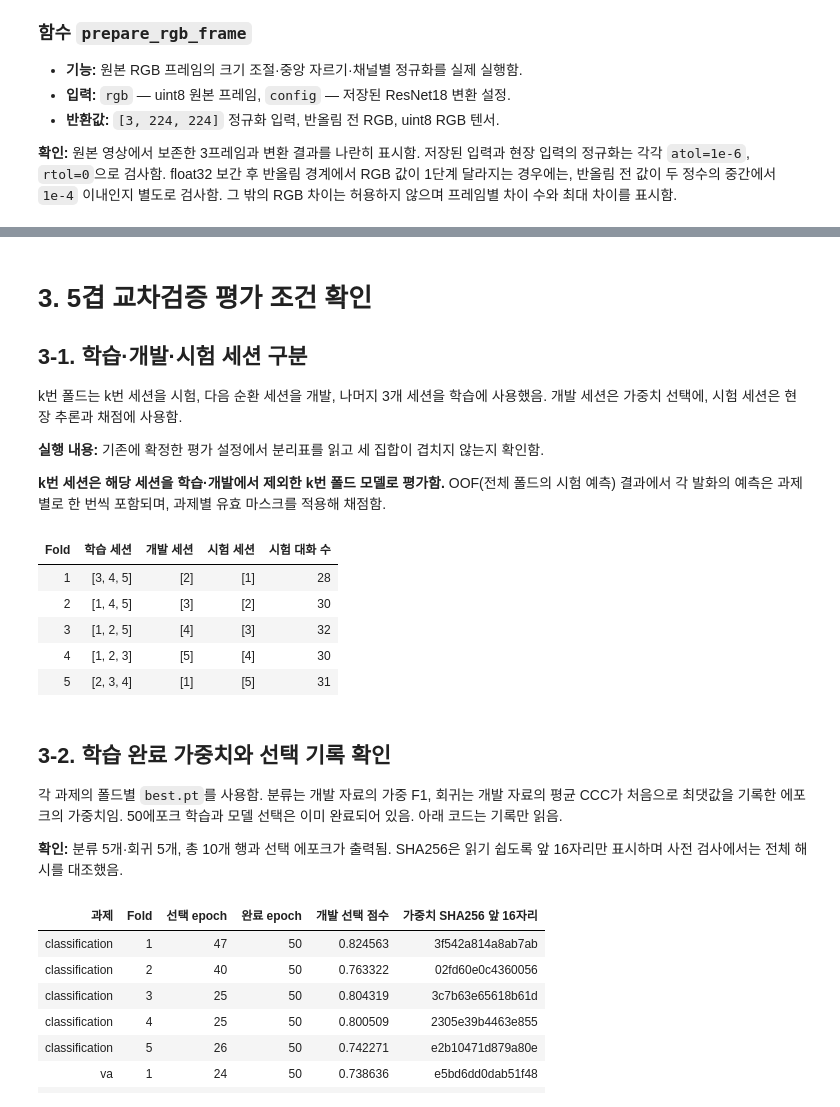
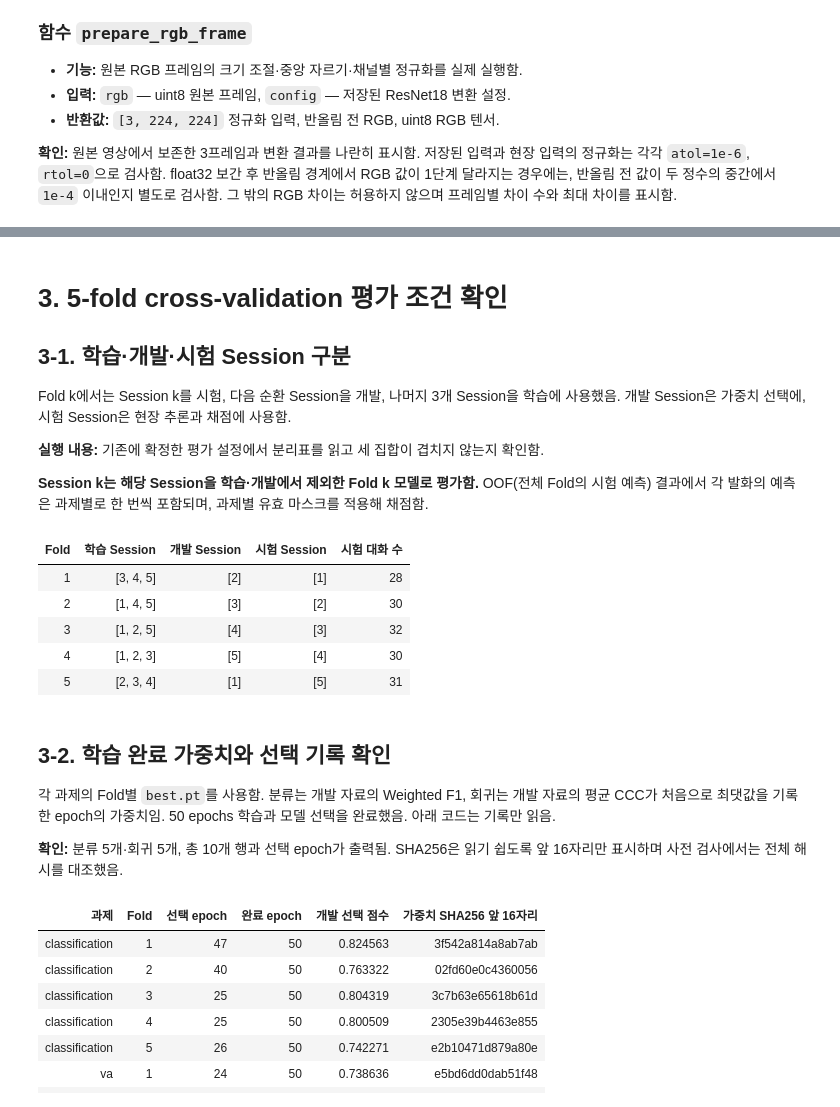
Before and after one commit to LeeJY-KW/IEMOCAP_Official_Demo, a Jupyter notebook: IEMOCAP_Official_Demo/results/시험결과/현장시연_실행완료.ipynb, the cells around one changed output, grey strips where cells are left out. Cells and saved outputs as stored; diff of their text form; code cells hidden in the pictures.

```diff
--- a/IEMOCAP_Official_Demo/results/시험결과/현장시연_실행완료.ipynb
+++ b/IEMOCAP_Official_Demo/results/시험결과/현장시연_실행완료.ipynb
@@ -883,30 +809,30 @@ def make_extractor(modality, device, chunk_seconds):
 | text | Ses01F_impro01_F011 | 768 | 0.0 | [-0.042750000953674316, 0.1115199... | 통과 |
 | visual | Ses01F_impro01_F011 | 512 | 2.384185791015625e-07 | [0.472460001707077, 0.47477999329... | 통과 |
 # %% [markdown]
-# 3. 5겹 교차검증 평가 조건 확인
-## 3-1. 학습·개발·시험 세션 구분
+# 3. 5-fold cross-validation 평가 조건 확인
+## 3-1. 학습·개발·시험 Session 구분
 
-k번 폴드는 k번 세션을 시험, 다음 순환 세션을 개발, 나머지 3개 세션을 학습에 사용했음.
-개발 세션은 가중치 선택에, 시험 세션은 현장 추론과 채점에 사용함.
+Fold k에서는 Session k를 시험, 다음 순환 Session을 개발, 나머지 3개 Session을 학습에 사용했음.
+개발 Session은 가중치 선택에, 시험 Session은 현장 추론과 채점에 사용함.
 
 **실행 내용:** 기존에 확정한 평가 설정에서 분리표를 읽고 세 집합이 겹치지 않는지 확인함.
 
-**k번 세션은 해당 세션을 학습·개발에서 제외한 k번 폴드 모델로 평가함.**
-OOF(전체 폴드의 시험 예측) 결과에서 각 발화의 예측은 과제별로 한 번씩 포함되며, 과제별 유효 마스크를 적용해 채점함.
+**Session k는 해당 Session을 학습·개발에서 제외한 Fold k 모델로 평가함.**
+OOF(전체 Fold의 시험 예측) 결과에서 각 발화의 예측은 과제별로 한 번씩 포함되며, 과제별 유효 마스크를 적용해 채점함.
 # %%
-# 3-1. 폴드마다 실제 대화 ID를 세션 번호로 바꾸어 학습·개발·시험 분리표를 만듦.
-# 모든 분리 조건은 1-3절에서 검사했고, 여기서는 시험 세션이 겹치지 않는지 다시 확인함.
+# 3-1. 각 Fold에서 실제 대화 ID를 Session 번호로 바꾸어 학습·개발·시험 분리표를 만듦.
+# 모든 분리 조건은 1-3절에서 검사했고, 여기서는 시험 Session이 겹치지 않는지 다시 확인함.
 split_rows = []
 for fold in protocols["classification"]["folds"]:
     groups = {role: sorted({original[did]["session"] for did in fold[role]}) for role in ("train", "dev", "test")}
     # 시험 자료가 해당 모델의 학습이나 개발에 들어가지 않았는지 검사함.
     assert not (set(groups["train"]) & set(groups["test"]))
     assert not (set(groups["dev"]) & set(groups["test"]))
-    split_rows.append({"Fold": fold["fold"], "학습 세션": groups["train"], "개발 세션": groups["dev"],
-                       "시험 세션": groups["test"], "시험 대화 수": len(fold["test"])})
+    split_rows.append({"Fold": fold["fold"], "학습 Session": groups["train"], "개발 Session": groups["dev"],
+                       "시험 Session": groups["test"], "시험 대화 수": len(fold["test"])})
 show_table(split_rows)
 # %% [output]
-| Fold | 학습 세션 | 개발 세션 | 시험 세션 | 시험 대화 수 |
+| Fold | 학습 Session | 개발 Session | 시험 Session | 시험 대화 수 |
 | 1 | [3, 4, 5] | [2] | [1] | 28 |
 | 2 | [1, 4, 5] | [3] | [2] | 30 |
 | 3 | [1, 2, 5] | [4] | [3] | 32 |
@@ -915,10 +841,10 @@ show_table(split_rows)
 # %% [markdown]
 ## 3-2. 학습 완료 가중치와 선택 기록 확인
 
-각 과제의 폴드별 `best.pt`를 사용함. 분류는 개발 자료의 가중 F1, 회귀는 개발 자료의 평균 CCC가 처음으로 최댓값을 기록한 에포크의 가중치임.
-50에포크 학습과 모델 선택은 이미 완료되어 있음. 아래 코드는 기록만 읽음.
+각 과제의 Fold별 `best.pt`를 사용함. 분류는 개발 자료의 Weighted F1, 회귀는 개발 자료의 평균 CCC가 처음으로 최댓값을 기록한 epoch의 가중치임.
+50 epochs 학습과 모델 선택을 완료했음. 아래 코드는 기록만 읽음.
 
-**확인:** 분류 5개·회귀 5개, 총 10개 행과 선택 에포크가 출력됨. SHA256은 읽기 쉽도록 앞 16자리만 표시하며 사전 검사에서는 전체 해시를 대조했음.
+**확인:** 분류 5개·회귀 5개, 총 10개 행과 선택 epoch가 출력됨. SHA256은 읽기 쉽도록 앞 16자리만 표시하며 사전 검사에서는 전체 해시를 대조했음.
 # %%
 # 3-2. 학습 완료 당시 확정한 모델 선택 기록을 읽어 표로 보여줌.
 # 기존에 확정한 가중치를 사용함. 해시는 읽기 쉽도록 앞 16자리만 표시함.
```
Also changed, not shown: parts of 45 cells of this notebook, 5 other files.
